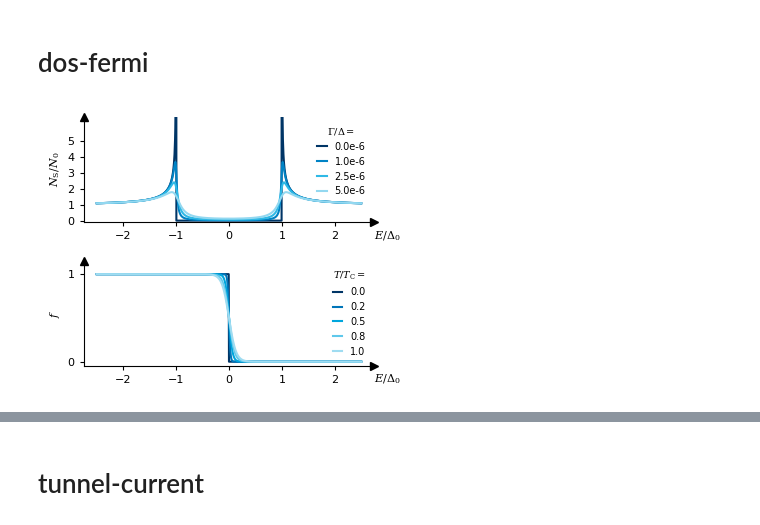
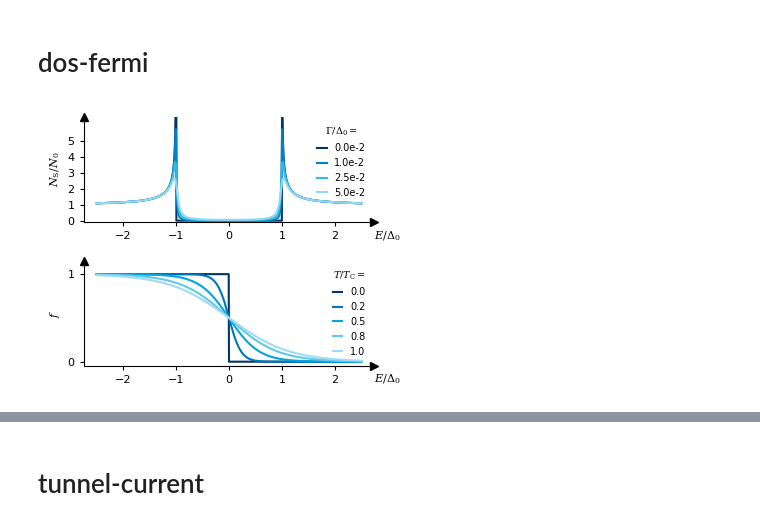
Before and after one commit to schmampf/dissertation, a Jupyter notebook: theory/micro/micro.ipynb, the cells around one changed output, grey strips where cells are left out. Cells and saved outputs as stored; diff of their text form; code cells hidden in the pictures.

```diff
--- a/theory/micro/micro.ipynb
+++ b/theory/micro/micro.ipynb
@@ -140,22 +142,25 @@ fig.savefig("gap-suppression.pdf")
 # %% [markdown]
 # dos-fermi
 # %%
-Delta = 0.2
-E = np.linspace(-2.5 * Delta, 2.5 * Delta, 1001)
-Gammas = np.array([0, 1e-6, 2.5e-6, 5e-6])
-Ts = np.array([0, 0.2, 0.5, 0.8, 1])
+Delta_meV = 0.180
+E_meV = np.linspace(-2.5 * Delta_meV, 2.5 * Delta_meV, 1001)
+Gammas_Delta = np.array([0, 1, 2.5, 5]) * 1e-2
+Ts_TC = np.array([0, 0.2, 0.5, 0.8, 1])
+T_C = Delta_meV / (1.764 * k_B_meV)
 
-Ns = np.full((Gammas.shape[0], E.shape[0]), np.nan)
-for i, Gamma in enumerate(Gammas):
+Ns = np.full((Gammas_Delta.shape[0], E_meV.shape[0]), np.nan)
+for i, Gamma in enumerate(Gammas_Delta):
     Ns[i, :] = density_of_states(
-        E * 1e-3, Delta_eV=Delta * 1e-3, Gamma_eV=Gamma / Delta
+        E_eV=E_meV * 1e-3,
+        Delta_eV=Delta_meV * 1e-3,
+        Gamma_eV=Gamma * Delta_meV * 1e-3,
     )
 
-fs = np.full((Ts.shape[0], E.shape[0]), np.nan)
-for i, T in enumerate(Ts):
-    fs[i, :] = fermi_distribution(E / Delta, T_K=T * 1.764 * k_B_meV / (Delta * 1e-3))
+fs = np.full((Ts_TC.shape[0], E_meV.shape[0]), np.nan)
+for i, T in enumerate(Ts_TC):
+    fs[i, :] = fermi_distribution(E_eV=E_meV * 1e-3, T_K=T * T_C)
 
-Ts_temp, Gammas_temp = np.meshgrid(Ts, Gammas)
+Ts_temp, Gammas_temp = np.meshgrid(Ts_TC, Gammas_Delta)
 Gamma_map = cmap(clim=[0.1, 0.8], inverse=True)
 T_map = cmap(clim=[0.1, 0.8], inverse=True)
 # %%
@@ -165,19 +170,19 @@ fig, [ax_dos, ax_fd] = plt.subplots(
     figsize=(3.8, 3),
 )
 
-for i, Gamma in enumerate(Gammas):
+for i, Gamma in enumerate(Gammas_Delta):
     ax_dos.plot(
-        E / Delta,
+        E_meV / Delta_meV,
         Ns[i, :],
-        color=cmap(clim=(0.1, 0.8))(i / len(Gammas)),
+        color=cmap(clim=(0.1, 0.8))(i / len(Gammas_Delta)),
         zorder=i,
-        label=f"{Gamma*1e6}e-6",
+        label=f"{Gamma*1e2}e-2",
     )
-for i, T in enumerate(Ts):
+for i, T in enumerate(Ts_TC):
     ax_fd.plot(
-        E / Delta,
+        E_meV / Delta_meV,
         fs[i, :],
-        color=cmap(clim=(0.1, 0.8))(i / len(Ts)),
+        color=cmap(clim=(0.1, 0.8))(i / len(Ts_TC)),
         zorder=i,
         label=f"{T:1.1f}",
     )
@@ -214,32 +219,32 @@ for ax in [ax_dos, ax_fd]:
     )
 ax_dos.text(x_lim[1], -1, "$E/\\Delta_0$", ha="left", va="center", fontsize=8)
 ax_fd.text(x_lim[1], -0.2, "$E/\\Delta_0$", ha="left", va="center", fontsize=8)
 
 ax_dos.set_ylabel("$N_\\mathrm{S}/N_0$")
 ax_fd.set_ylabel("$f$")
 
 ax_dos.legend(
-    title="$\\Gamma/\\Delta = $",
+    title="$\\Gamma/\\Delta_0 = $",
     handlelength=1.0,
     loc="upper right",
     frameon=False,
     fontsize=7,
     title_fontsize=7,
 )
 ax_fd.legend(
     title=r"$T/T_\mathrm{C} = $",
     handlelength=1.0,
     loc="upper right",
     frameon=False,
     fontsize=7,
     title_fontsize=7,
 )
 
 ax_dos.set_yticks([0, 1, 2, 3, 4, 5])
 ax_fd.set_yticks([0, 1])
 
 fig.tight_layout()
 fig.savefig("dos-fermi.pgf")
 fig.savefig("dos-fermi.pdf")
 # %% [output]
-[figure, old version]
+[figure, new version]
```
Also changed, not shown: parts of 7 cells of this notebook, 11 other files.
